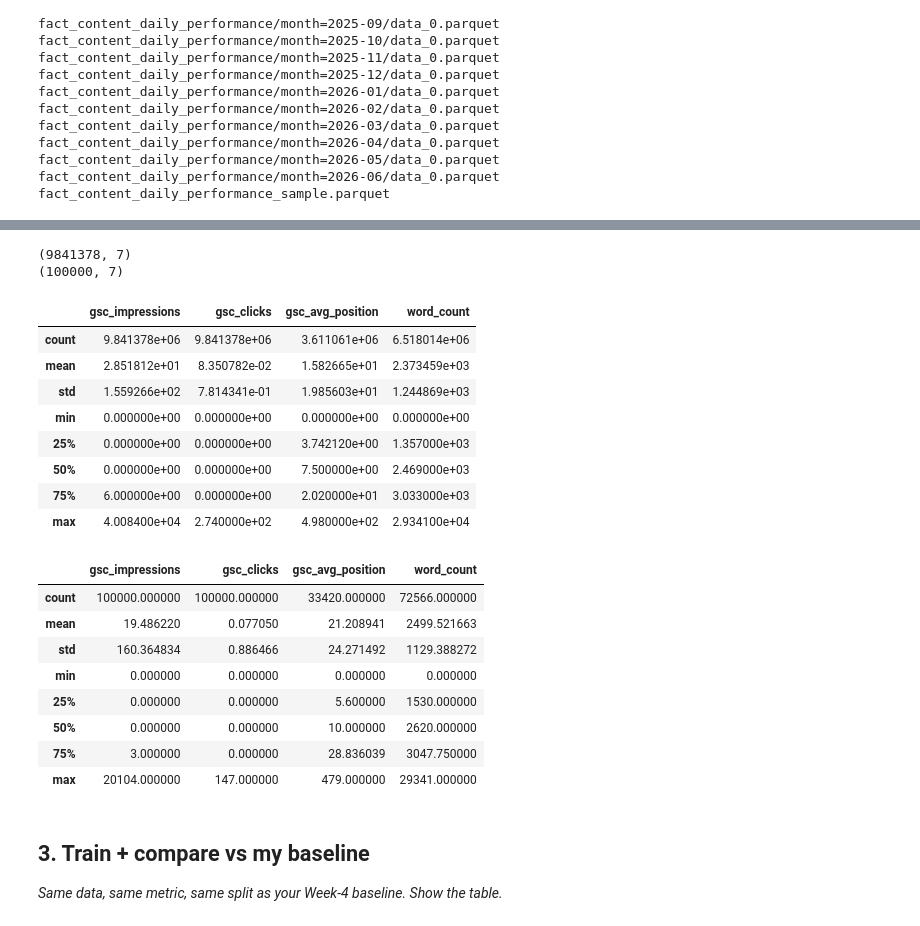
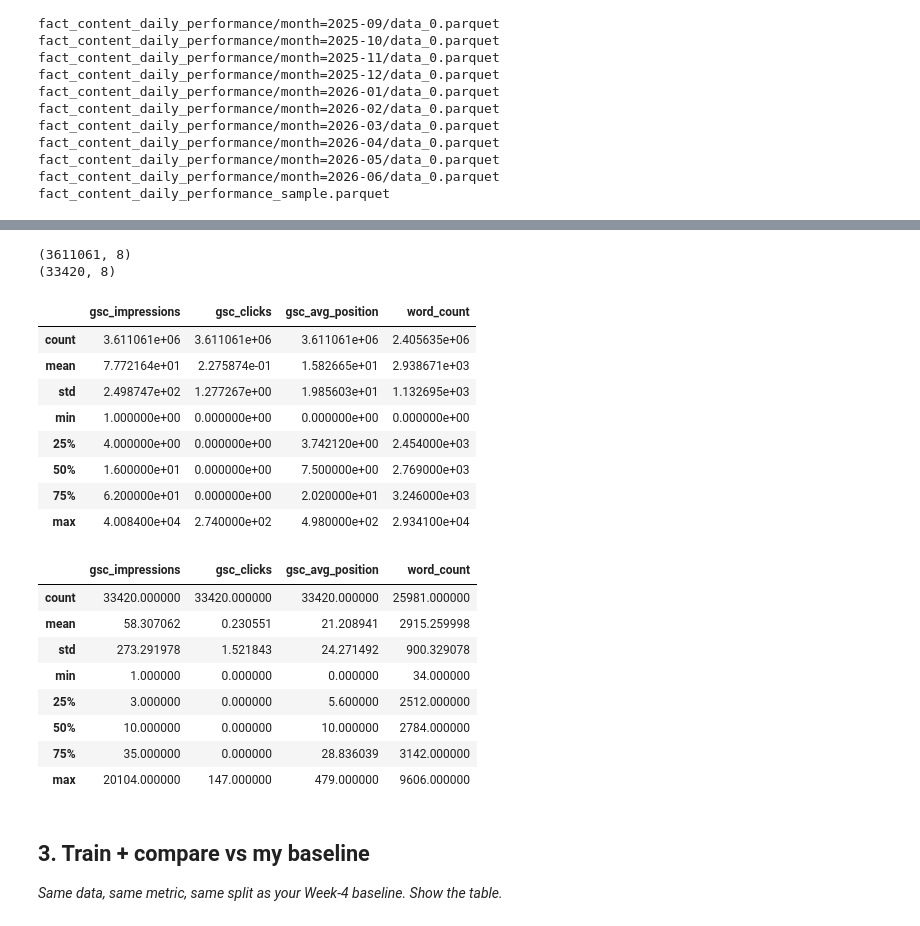
Before and after one commit to ocedev112/flyrank_oce_dev, a Jupyter notebook: work/notebooks/w05_model.ipynb, the cells around one changed output, grey strips where cells are left out. Cells and saved outputs as stored; diff of their text form; code cells hidden in the pictures.

```diff
--- a/work/notebooks/w05_model.ipynb
+++ b/work/notebooks/w05_model.ipynb
@@ -54,19 +56,19 @@ fact_content_daily_performance_sample.parquet
 from datasets import load_dataset
 import pandas as pd
 
-cols_needed = [ 'content_hash_id', 'report_date', 'gsc_impressions', 'gsc_clicks',  'gsc_avg_position']
+cols_needed = [ 'content_hash_id', 'report_date', 'gsc_impressions', 'gsc_clicks',  'gsc_avg_position', 'gsc_data_available']
 
 ds_train = load_dataset("FlyRank/internship-warehouse",
     data_files="fact_content_daily_performance/month=2026-03/data_0.parquet",
     split="train", token=hf_token)
-df_train = ds_train.select_columns(cols_needed).to_pandas()
+df_train_source = ds_train.select_columns(cols_needed).to_pandas()
 del ds_train
 
 ds_test_raw = load_dataset("FlyRank/internship-warehouse",
     data_files="fact_content_daily_performance/month=2026-06/data_0.parquet",
     split="train", token=hf_token)
 ds_test = ds_test_raw.shuffle(seed=42).select(range(100_000))
-df_test = ds_test.select_columns(cols_needed).to_pandas()
+df_test_source = ds_test.select_columns(cols_needed).to_pandas()
 del ds_test_raw, ds_test
 
 cols_needed = [ 'content_hash_id', 'word_count', 'is_published']
@@ -75,5 +77,8 @@ ds_content = load_dataset("FlyRank/internship-warehouse",
 df_content = ds_content.select_columns(cols_needed).to_pandas()
 del ds_content
 
-df_train = df_train.merge(df_content, on="content_hash_id", how="left", validate="m:1")
-df_test = df_test.merge(df_content, on="content_hash_id", how="left", validate="m:1")
+df_train_source = df_train_source.merge(df_content, on="content_hash_id", how="left", validate="m:1")
+df_test_source = df_test_source.merge(df_content, on="content_hash_id", how="left", validate="m:1")
+
+df_train_source = df_train_source[df_train_source['gsc_data_available'] == True]
+df_test_source = df_test_source[df_test_source['gsc_data_available'] == True]
@@ -80,33 +117,33 @@ df_test = df_test.merge(df_content, on="content_hash_id", how="left", validate="
 # %%
-print(df_train.shape)
-print(df_test.shape)
+print(df_train_source.shape)
+print(df_test_source.shape)
 # %% [output]
-(9841378, 7)
-(100000, 7)
+(3611061, 8)
+(33420, 8)
 # %%
-df_train.describe()
+df_train_source.describe()
 # %% [output]
 |  | gsc_impressions | gsc_clicks | gsc_avg_position | word_count |
-| count | 9.841378e+06 | 9.841378e+06 | 3.611061e+06 | 6.518014e+06 |
-| mean | 2.851812e+01 | 8.350782e-02 | 1.582665e+01 | 2.373459e+03 |
-| std | 1.559266e+02 | 7.814341e-01 | 1.985603e+01 | 1.244869e+03 |
-| min | 0.000000e+00 | 0.000000e+00 | 0.000000e+00 | 0.000000e+00 |
-| 25% | 0.000000e+00 | 0.000000e+00 | 3.742120e+00 | 1.357000e+03 |
-| 50% | 0.000000e+00 | 0.000000e+00 | 7.500000e+00 | 2.469000e+03 |
-| 75% | 6.000000e+00 | 0.000000e+00 | 2.020000e+01 | 3.033000e+03 |
+| count | 3.611061e+06 | 3.611061e+06 | 3.611061e+06 | 2.405635e+06 |
+| mean | 7.772164e+01 | 2.275874e-01 | 1.582665e+01 | 2.938671e+03 |
+| std | 2.498747e+02 | 1.277267e+00 | 1.985603e+01 | 1.132695e+03 |
+| min | 1.000000e+00 | 0.000000e+00 | 0.000000e+00 | 0.000000e+00 |
+| 25% | 4.000000e+00 | 0.000000e+00 | 3.742120e+00 | 2.454000e+03 |
+| 50% | 1.600000e+01 | 0.000000e+00 | 7.500000e+00 | 2.769000e+03 |
+| 75% | 6.200000e+01 | 0.000000e+00 | 2.020000e+01 | 3.246000e+03 |
 | max | 4.008400e+04 | 2.740000e+02 | 4.980000e+02 | 2.934100e+04 |
 # %%
-df_test.describe()
+df_test_source.describe()
 # %% [output]
 |  | gsc_impressions | gsc_clicks | gsc_avg_position | word_count |
-| count | 100000.000000 | 100000.000000 | 33420.000000 | 72566.000000 |
-| mean | 19.486220 | 0.077050 | 21.208941 | 2499.521663 |
-| std | 160.364834 | 0.886466 | 24.271492 | 1129.388272 |
-| min | 0.000000 | 0.000000 | 0.000000 | 0.000000 |
-| 25% | 0.000000 | 0.000000 | 5.600000 | 1530.000000 |
-| 50% | 0.000000 | 0.000000 | 10.000000 | 2620.000000 |
-| 75% | 3.000000 | 0.000000 | 28.836039 | 3047.750000 |
-| max | 20104.000000 | 147.000000 | 479.000000 | 29341.000000 |
+| count | 33420.000000 | 33420.000000 | 33420.000000 | 25981.000000 |
+| mean | 58.307062 | 0.230551 | 21.208941 | 2915.259998 |
+| std | 273.291978 | 1.521843 | 24.271492 | 900.329078 |
+| min | 1.000000 | 0.000000 | 0.000000 | 34.000000 |
+| 25% | 3.000000 | 0.000000 | 5.600000 | 2512.000000 |
+| 50% | 10.000000 | 0.000000 | 10.000000 | 2784.000000 |
+| 75% | 35.000000 | 0.000000 | 28.836039 | 3142.000000 |
+| max | 20104.000000 | 147.000000 | 479.000000 | 9606.000000 |
 # %% [markdown]
 ## 3. Train + compare vs my baseline
 
```
Also changed, not shown: parts of 18 cells of this notebook.
